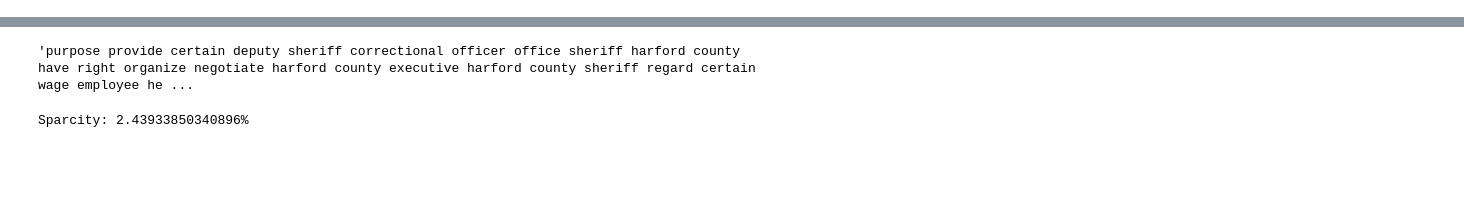
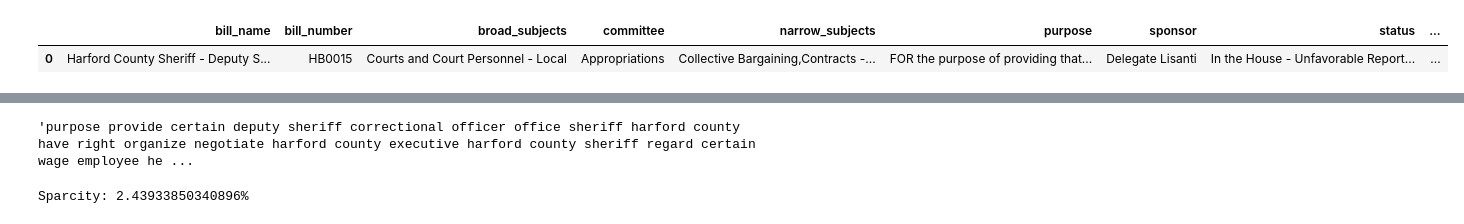
Before and after one commit to smwitkowski/Topic-Modeling-MD-Legislation, a Jupyter notebook: testing/Topic Model Testing - Sklearn.ipynb, the cells around one changed output, grey strips where cells are left out. Drawn from its saved outputs; the diff is of its cells as text; code cells hidden in the pictures; blank space fills up the shorter version.

```diff
--- a/testing/Topic Model Testing - Sklearn.ipynb
+++ b/testing/Topic Model Testing - Sklearn.ipynb
@@ -1,6 +29,9 @@
 # %%
 import pandas as pd
 
-
 data = pd.read_csv(
     'C:\\Users\\switkowski\\Documents\\Projects\\Topic-Model-MD-Legislation\\legislation_scraper\\data\\bill_data.csv')
+data.head(1)
+# %% [output]
+|  | bill_name | bill_number | broad_subjects | committee | narrow_subjects | purpose | sponsor | status | ... |
+| 0 | Harford County Sheriff - Deputy S... | HB0015 | Courts and Court Personnel - Local | Appropriations | Collective Bargaining,Contracts -... | FOR the purpose of providing that... | Delegate Lisanti | In the House - Unfavorable Report... | ... |
```
Also changed, not shown: parts of 16 cells of this notebook, 2 other files.
